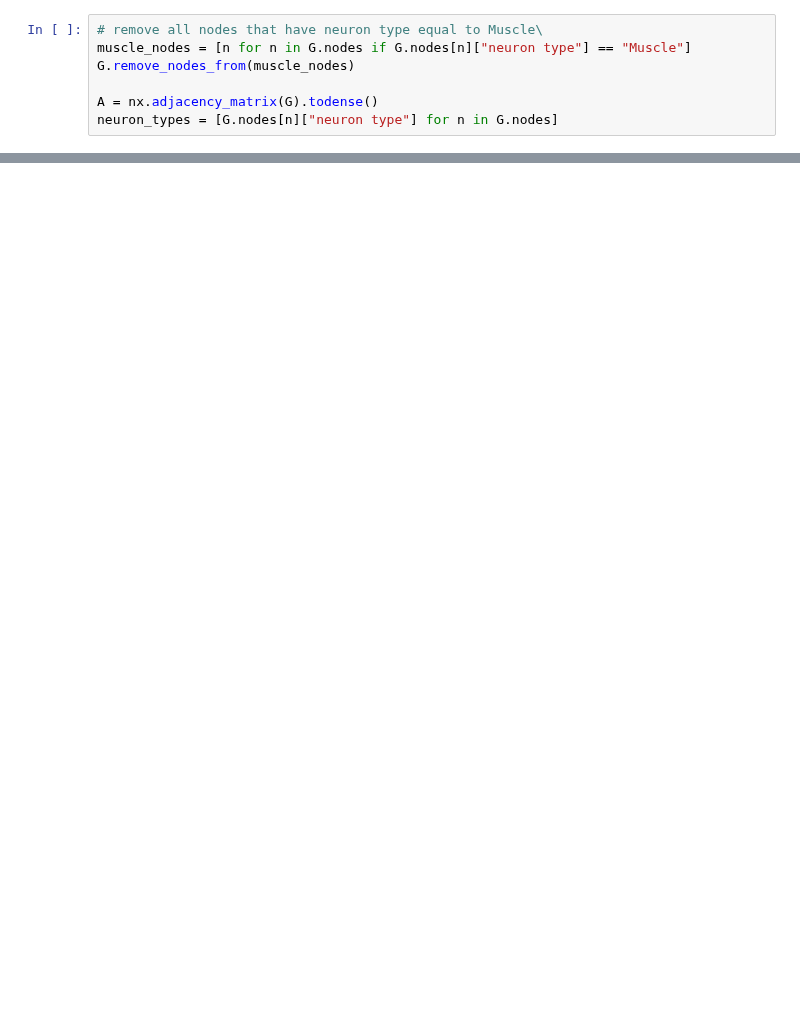
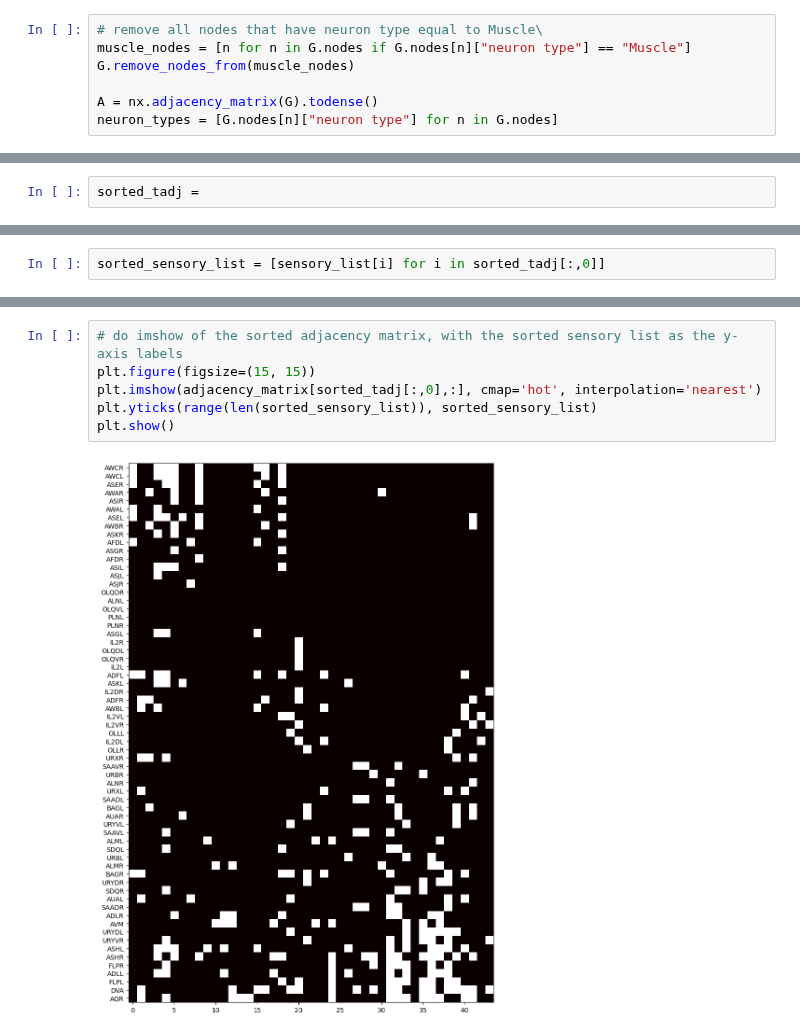
Before and after one commit to Shavit-Lab/celegans_connectome_analysis, a Jupyter notebook: polarity.ipynb, the cells around one changed output, grey strips where cells are left out. Saved outputs shown, nothing was run; the diff lists cells and outputs as text; blank space fills up the shorter version.

```diff
--- a/polarity.ipynb
+++ b/polarity.ipynb
@@ -170,0 +229,2 @@ gl.plot.heatmap(A>0, inner_hier_labels=neuron_types, sort_nodes=False, title=tit
+# %%
+sorted_tadj =
@@ -170,0 +243,2 @@ gl.plot.heatmap(A>0, inner_hier_labels=neuron_types, sort_nodes=False, title=tit
+# %%
+sorted_sensory_list = [sensory_list[i] for i in sorted_tadj[:,0]]
@@ -170,0 +265,8 @@ gl.plot.heatmap(A>0, inner_hier_labels=neuron_types, sort_nodes=False, title=tit
+# %%
+# do imshow of the sorted adjacency matrix, with the sorted sensory list as the y-axis labels
+plt.figure(figsize=(15, 15))
+plt.imshow(adjacency_matrix[sorted_tadj[:,0],:], cmap='hot', interpolation='nearest')
+plt.yticks(range(len(sorted_sensory_list)), sorted_sensory_list)
+plt.show()
+# %% [output]
+[figure, added]
```
Also changed, not shown: parts of 16 cells of this notebook.
